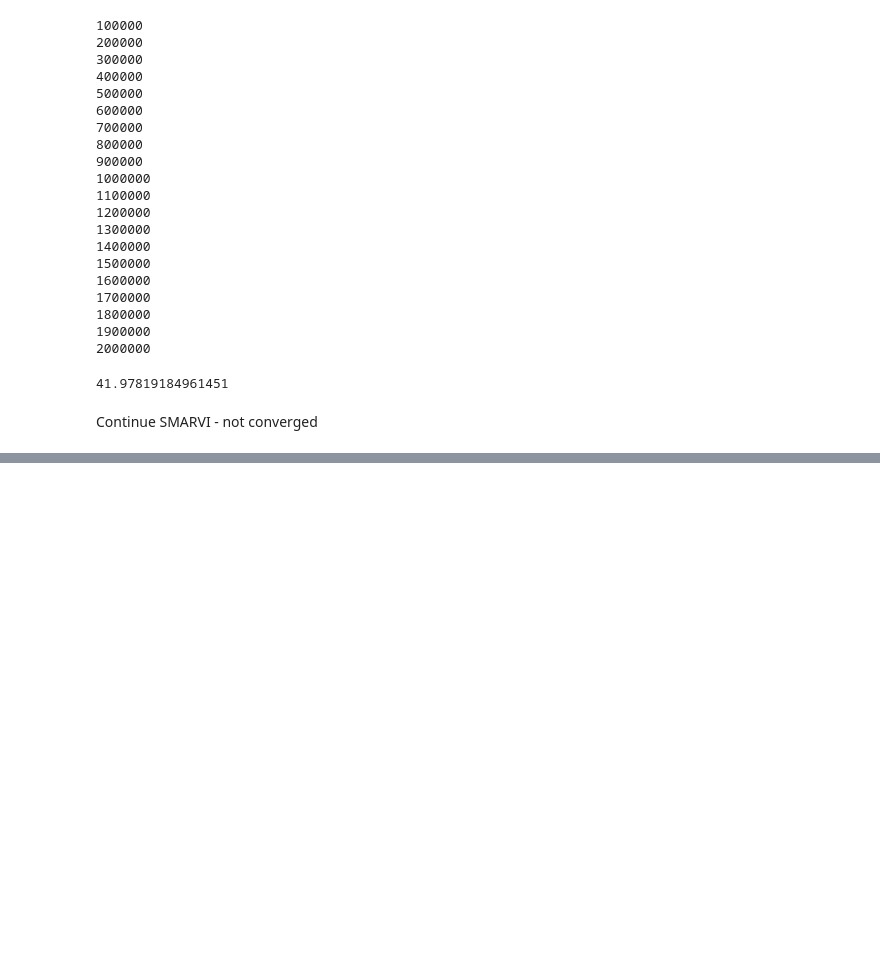
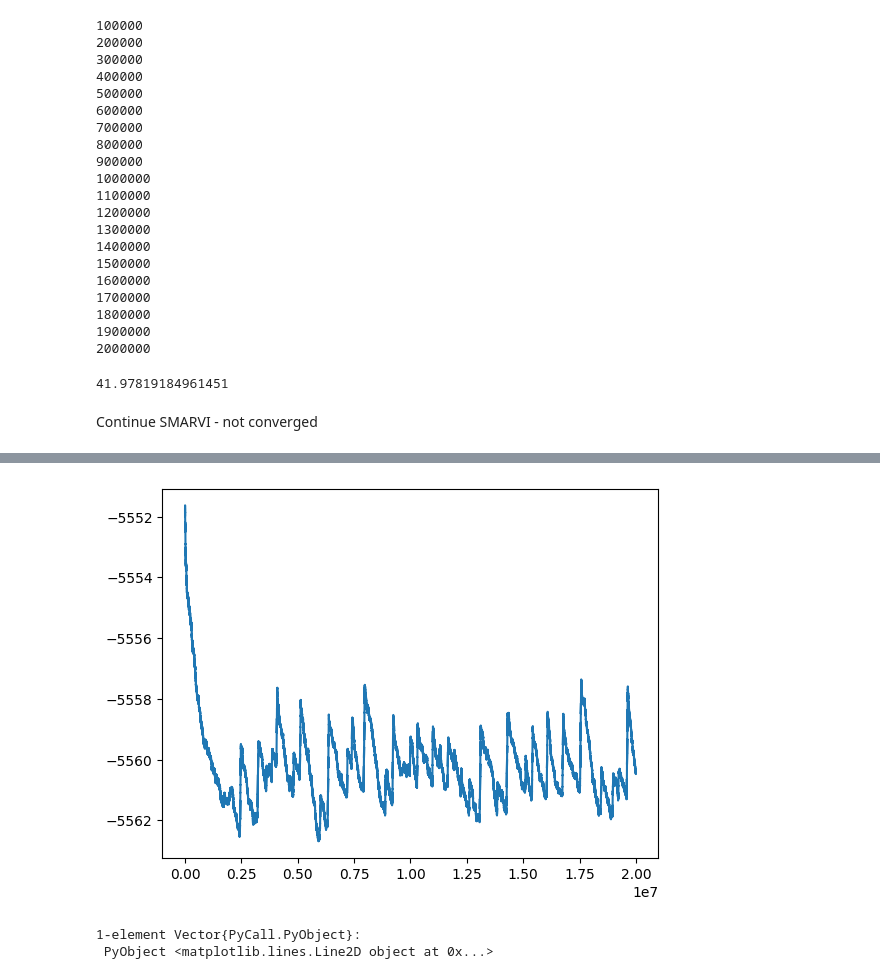
Before and after one commit to fairleyl/PhD-Code, a Jupyter notebook: Problem-Suite-Experiments.ipynb, the cells around one changed output, grey strips where cells are left out. Saved outputs shown, nothing was run; the diff lists cells and outputs as text; code cells hidden in the pictures; blank space fills up the shorter version.

```diff
--- a/Problem-Suite-Experiments.ipynb
+++ b/Problem-Suite-Experiments.ipynb
@@ -5956,0 +6005,10 @@ Continue SMARVI - not converged
+# %%
+vs0Hist = resultVI2[5]
+start = floor(Int64, nMax/10)
+finish = nMax
+start = 2
+PyPlot.plot(vs0Hist[start:finish])
+# %% [output]
+[figure, added]
+1-element Vector{PyCall.PyObject}:
+ PyObject <matplotlib.lines.Line2D object at 0x...>
```
Also changed, not shown: parts of 10 cells of this notebook.
